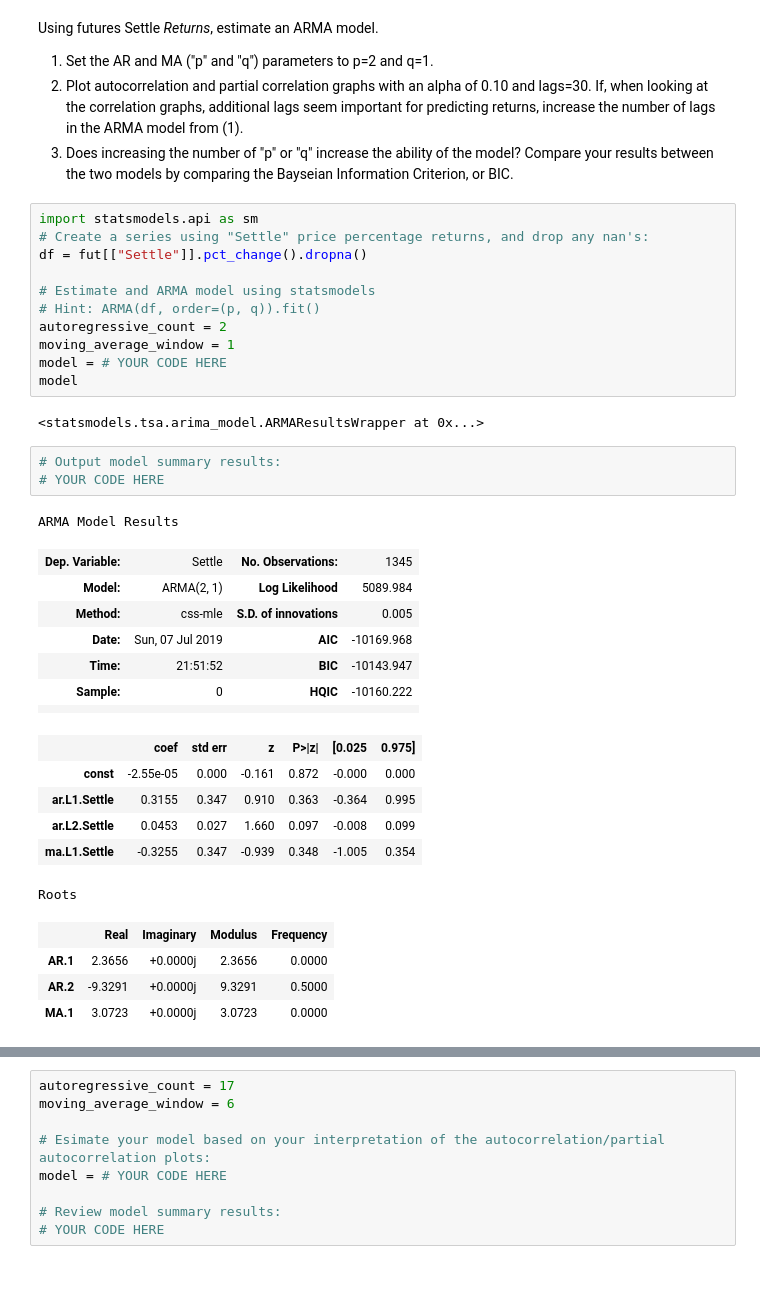
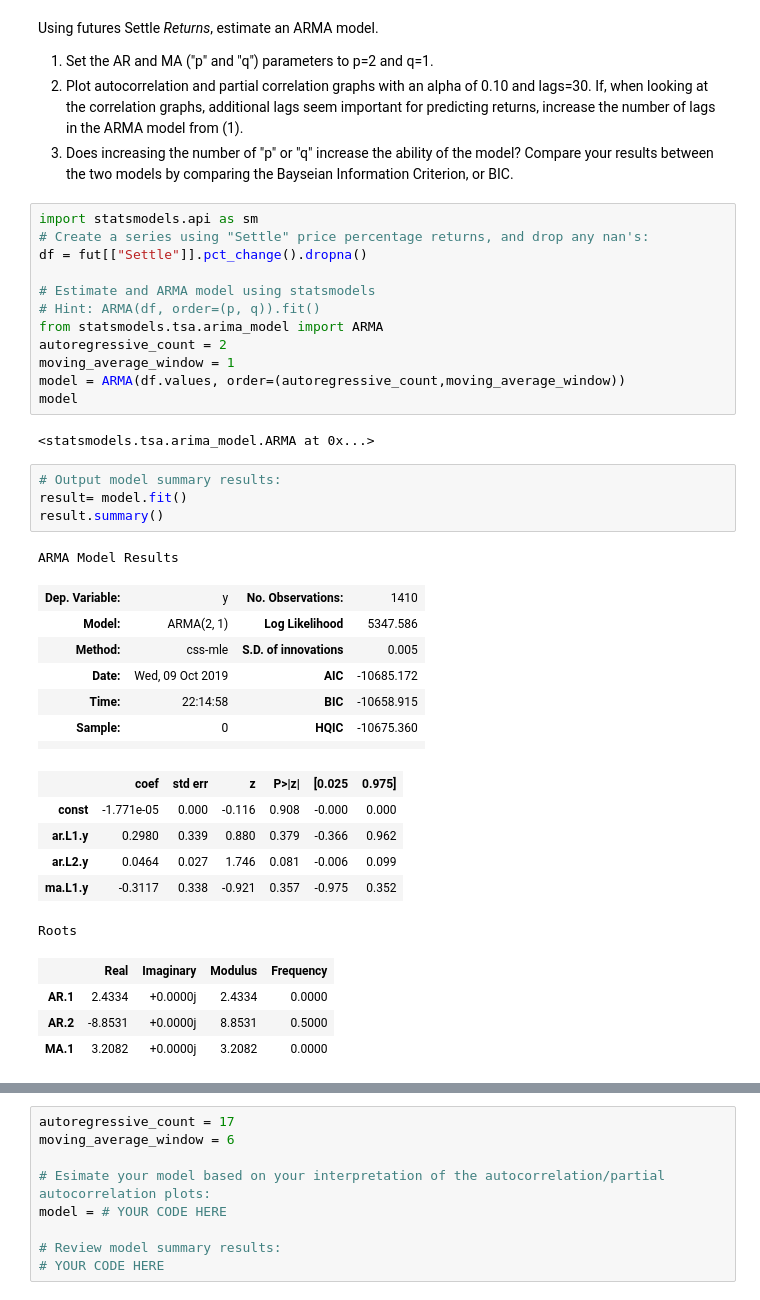
Before and after one commit to willwillis/python-ml-time-series-hw, a Jupyter notebook: time_series_analysis.ipynb, the cells around one changed output, grey strips where cells are left out. Cells and saved outputs as stored; diff of their text form.

```diff
--- a/time_series_analysis.ipynb
+++ b/time_series_analysis.ipynb
@@ -310,34 +327,36 @@ df = fut[["Settle"]].pct_change().dropna()
 
 # Estimate and ARMA model using statsmodels
 # Hint: ARMA(df, order=(p, q)).fit()
+from statsmodels.tsa.arima_model import ARMA
 autoregressive_count = 2
 moving_average_window = 1
-model = # YOUR CODE HERE
+model = ARMA(df.values, order=(autoregressive_count,moving_average_window))
 model
 # %% [output]
-<statsmodels.tsa.arima_model.ARMAResultsWrapper at 0x...>
+<statsmodels.tsa.arima_model.ARMA at 0x...>
 # %%
 # Output model summary results:
-# YOUR CODE HERE
+result= model.fit()
+result.summary()
 # %% [output]
 ARMA Model Results
-| Dep. Variable: | Settle | No. Observations: | 1345 |
-| Model: | ARMA(2, 1) | Log Likelihood | 5089.984 |
+| Dep. Variable: | y | No. Observations: | 1410 |
+| Model: | ARMA(2, 1) | Log Likelihood | 5347.586 |
 | Method: | css-mle | S.D. of innovations | 0.005 |
-| Date: | Sun, 07 Jul 2019 | AIC | -10169.968 |
-| Time: | 21:51:52 | BIC | -10143.947 |
-| Sample: | 0 | HQIC | -10160.222 |
+| Date: | Wed, 09 Oct 2019 | AIC | -10685.172 |
+| Time: | 22:14:58 | BIC | -10658.915 |
+| Sample: | 0 | HQIC | -10675.360 |
 |  |  |  |  |
 |  | coef | std err | z | P>|z| | [0.025 | 0.975] |
-| const | -2.55e-05 | 0.000 | -0.161 | 0.872 | -0.000 | 0.000 |
-| ar.L1.Settle | 0.3155 | 0.347 | 0.910 | 0.363 | -0.364 | 0.995 |
-| ar.L2.Settle | 0.0453 | 0.027 | 1.660 | 0.097 | -0.008 | 0.099 |
-| ma.L1.Settle | -0.3255 | 0.347 | -0.939 | 0.348 | -1.005 | 0.354 |
+| const | -1.771e-05 | 0.000 | -0.116 | 0.908 | -0.000 | 0.000 |
+| ar.L1.y | 0.2980 | 0.339 | 0.880 | 0.379 | -0.366 | 0.962 |
+| ar.L2.y | 0.0464 | 0.027 | 1.746 | 0.081 | -0.006 | 0.099 |
+| ma.L1.y | -0.3117 | 0.338 | -0.921 | 0.357 | -0.975 | 0.352 |
 Roots
 |  | Real | Imaginary | Modulus | Frequency |
-| AR.1 | 2.3656 | +0.0000j | 2.3656 | 0.0000 |
-| AR.2 | -9.3291 | +0.0000j | 9.3291 | 0.5000 |
-| MA.1 | 3.0723 | +0.0000j | 3.0723 | 0.0000 |
+| AR.1 | 2.4334 | +0.0000j | 2.4334 | 0.0000 |
+| AR.2 | -8.8531 | +0.0000j | 8.8531 | 0.5000 |
+| MA.1 | 3.2082 | +0.0000j | 3.2082 | 0.0000 |
 # %%
 # Plot autocorrelation and partial correlation graphs with an alpha of 0.10 and lags=30.
 
```
Also changed, not shown: parts of 11 cells of this notebook.
